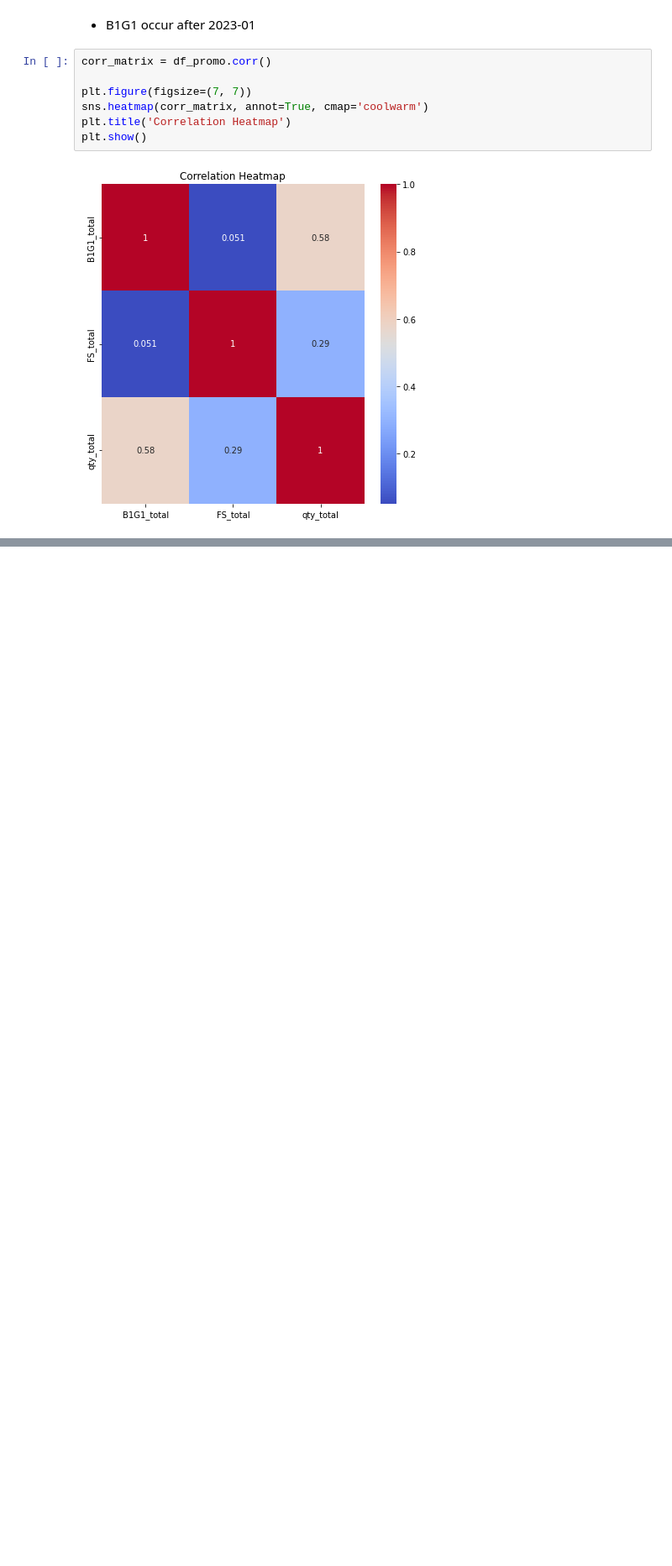
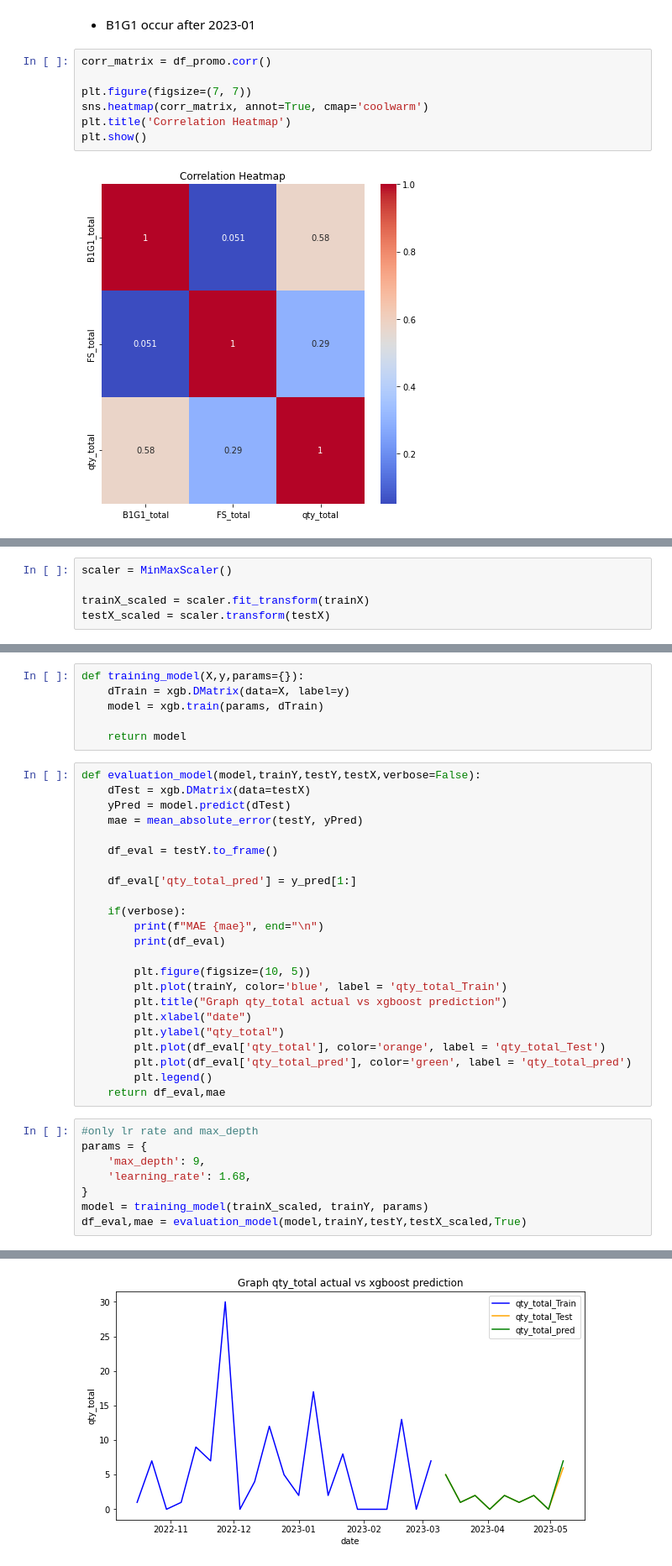
Before and after one commit to wilsonalfrido/legit-test, a Jupyter notebook: notebooks/EDA & Modelling.ipynb, the cells around one changed output, grey strips where cells are left out. Shown: that part at 84% size. Saved outputs shown, nothing was run; the diff lists cells and outputs as text; blank space fills up the shorter version.

Commit message:
done modelling & EDA

```diff
--- a/notebooks/EDA & Modelling.ipynb
+++ b/notebooks/EDA & Modelling.ipynb
@@ -233,0 +290,5 @@ plt.show()
+# %%
+scaler = MinMaxScaler()
+
+trainX_scaled = scaler.fit_transform(trainX)
+testX_scaled = scaler.transform(testX)
@@ -233,0 +297,38 @@ plt.show()
+# %%
+def training_model(X,y,params={}):
+    dTrain = xgb.DMatrix(data=X, label=y)
+    model = xgb.train(params, dTrain)
+
+    return model
+# %%
+def evaluation_model(model,trainY,testY,testX,verbose=False):
+    dTest = xgb.DMatrix(data=testX)
+    yPred = model.predict(dTest)
+    mae = mean_absolute_error(testY, yPred)
+
+    df_eval = testY.to_frame()
+
+    df_eval['qty_total_pred'] = y_pred[1:]
+
+    if(verbose):
+        print(f"MAE {mae}", end="\n")
+        print(df_eval)
+
+        plt.figure(figsize=(10, 5))
+        plt.plot(trainY, color='blue', label = 'qty_total_Train')
+        plt.title("Graph qty_total actual vs xgboost prediction")
+        plt.xlabel("date")
+        plt.ylabel("qty_total")
+        plt.plot(df_eval['qty_total'], color='orange', label = 'qty_total_Test')
+        plt.plot(df_eval['qty_total_pred'], color='green', label = 'qty_total_pred')
+        plt.legend()
+    return df_eval,mae
+# %%
+#only lr rate and max_depth
+params = {
+    'max_depth': 9,
+    'learning_rate': 1.68,
+}
+model = training_model(trainX_scaled, trainY, params)
+df_eval,mae = evaluation_model(model,trainY,testY,testX_scaled,True)
+# %% [output]
@@ -233,0 +347 @@ plt.show()
+[figure, added]
```
Also changed, not shown: parts of 26 cells of this notebook.
